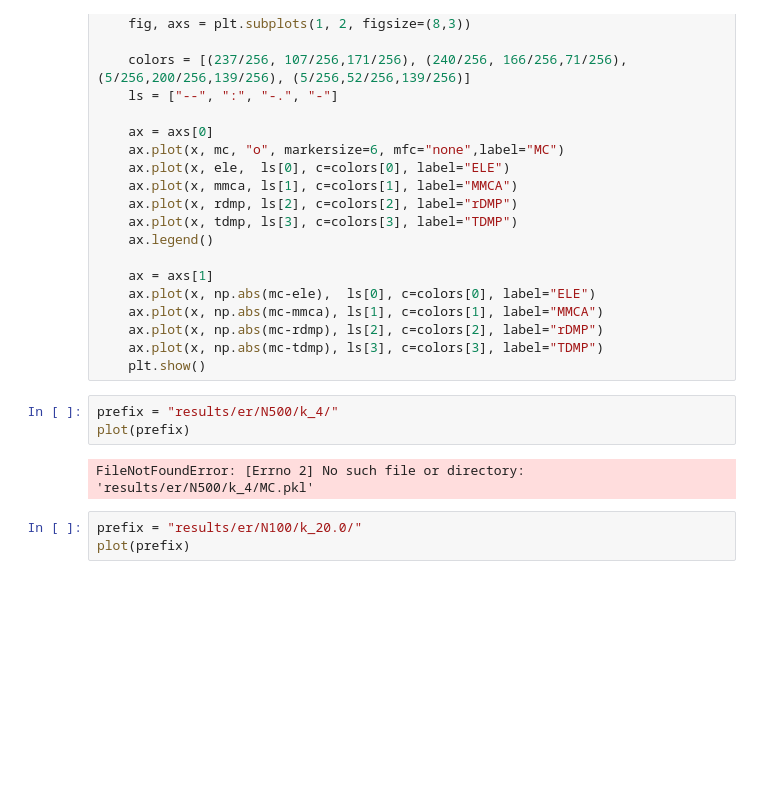
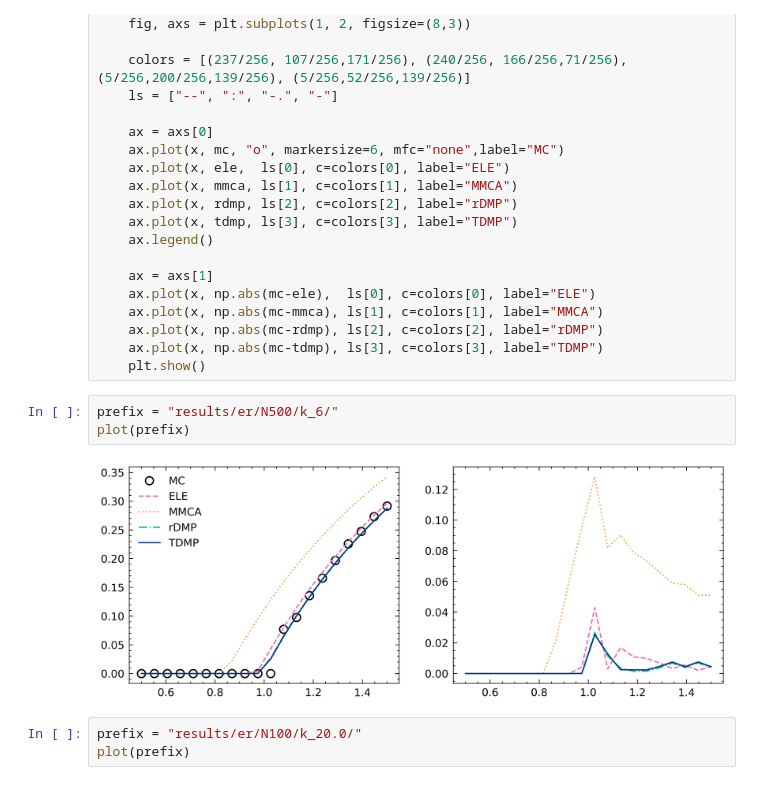
Before and after one commit to FeiGSSS/TDMP, a Jupyter notebook: plot.ipynb, the cells around one changed output. Saved outputs shown, nothing was run; the diff lists cells and outputs as text; blank space fills up the shorter version.

Commit message:
plot

```diff
--- a/plot.ipynb
+++ b/plot.ipynb
@@ -32,10 +32,10 @@ def plot(prefix):
     ax.plot(x, np.abs(mc-tdmp), ls[3], c=colors[3], label="TDMP")
     plt.show()
 # %%
-prefix = "results/er/N500/k_4/"
+prefix = "results/er/N500/k_6/"
 plot(prefix)
 # %% [output]
-FileNotFoundError: [Errno 2] No such file or directory: 'results/er/N500/k_4/MC.pkl'
+[figure, added]
 # %%
 prefix = "results/er/N100/k_20.0/"
 plot(prefix)
```
Also changed, not shown: parts of 1 cell of this notebook.
